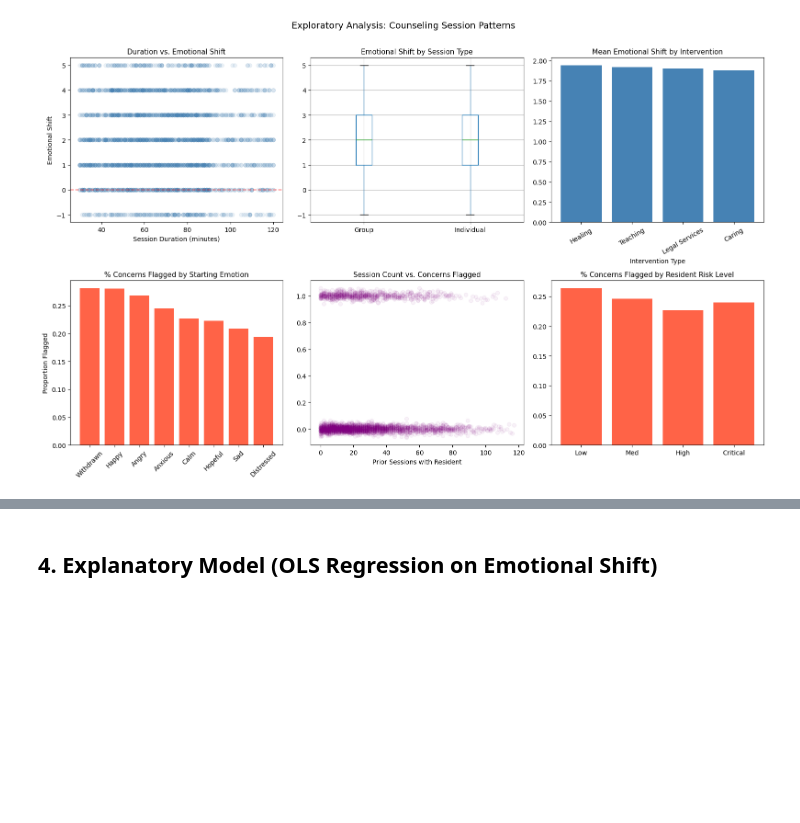
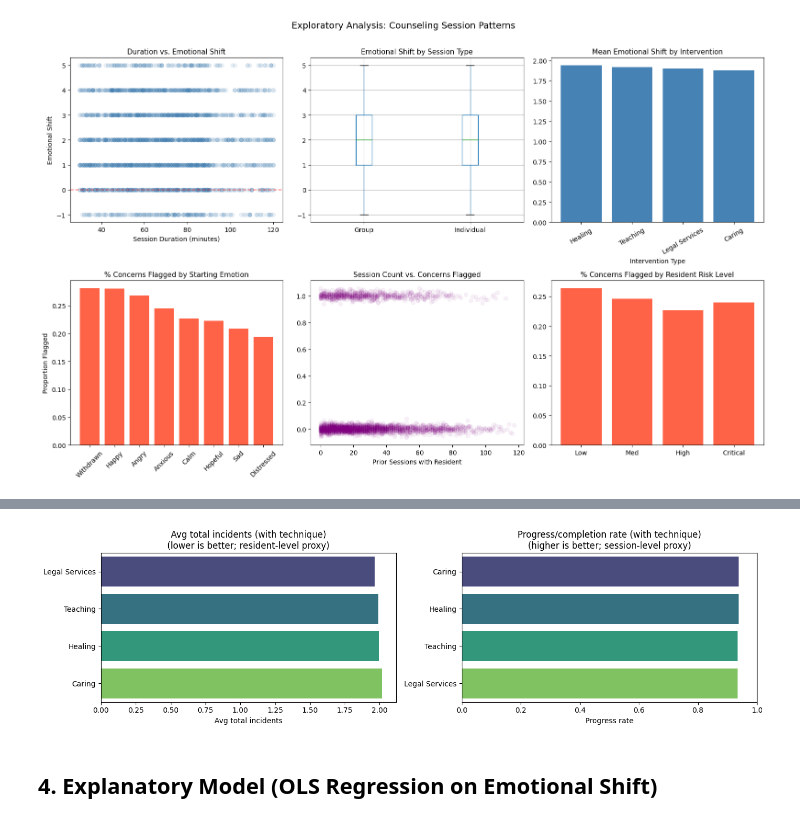
Before and after one commit to CajunCloudServices/Intex_II, a Jupyter notebook: ml-pipelines/notebooks/counseling-effectiveness.ipynb, the cells around one changed output, grey strips where cells are left out. Saved outputs shown, nothing was run; the diff lists cells and outputs as text; code cells hidden in the pictures; blank space fills up the shorter version.

```diff
--- a/ml-pipelines/notebooks/counseling-effectiveness.ipynb
+++ b/ml-pipelines/notebooks/counseling-effectiveness.ipynb
@@ -267,0 +276,85 @@ plt.show()
+# %%
+from IPython.display import display
+
+technique_cols = ["intv_healing", "intv_teaching", "intv_legal_services", "intv_caring"]
+
+rows = []
+for col in technique_cols:
+    with_t = process_full[process_full[col] == 1]
+    without_t = process_full[process_full[col] == 0]
+
+    # Outcomes
+    inc_with = with_t["total_incidents"].mean()
+    inc_without = without_t["total_incidents"].mean()
+    prog_with = with_t["progress_noted"].mean()
+    prog_without = without_t["progress_noted"].mean()
+
+    rows.append(
+        {
+            "technique": col.replace("intv_", "").replace("_", " ").title(),
+            "n_with": len(with_t),
+            "n_without": len(without_t),
+            "avg_total_incidents_with": inc_with,
+            "avg_total_incidents_without": inc_without,
+            "delta_incidents_(with-minus-without)": inc_with - inc_without,
+            "progress_rate_with": prog_with,
+            "progress_rate_without": prog_without,
+            "delta_progress_(with-minus-without)": prog_with - prog_without,
+        }
+    )
+
+tech_summary = pd.DataFrame(rows)
+
+print("Top techniques by (1) fewer incidents and (2) higher progress/completion:\n")
+
+# Summary table (sorted by incidents delta: more negative is better)
+disp_inc = tech_summary.sort_values("delta_incidents_(with-minus-without)")
+print("=== Fewer incidents (proxy): smaller delta is better ===")
+display(disp_inc[[
+    "technique",
+    "n_with",
+    "avg_total_incidents_with",
+    "avg_total_incidents_without",
+    "delta_incidents_(with-minus-without)",
+]].round(3))
+
+# Summary table (sorted by progress delta: more positive is better)
+disp_prog = tech_summary.sort_values("delta_progress_(with-minus-without)", ascending=False)
+print("=== Higher progress/completion (proxy): larger delta is better ===")
+display(disp_prog[[
+    "technique",
+    "n_with",
+    "progress_rate_with",
+    "progress_rate_without",
+    "delta_progress_(with-minus-without)",
+]].round(3))
+
+# Visuals: two bar charts
+fig, axes = plt.subplots(1, 2, figsize=(14, 4))
+
+sns.barplot(
+    data=tech_summary.sort_values("avg_total_incidents_with"),
+    x="avg_total_incidents_with",
+    y="technique",
+    palette="viridis",
+    ax=axes[0],
+)
+axes[0].set_title("Avg total incidents (with technique)\n(lower is better; resident-level proxy)")
+axes[0].set_xlabel("Avg total incidents")
+axes[0].set_ylabel("")
+
+sns.barplot(
+    data=tech_summary.sort_values("progress_rate_with", ascending=False),
+    x="progress_rate_with",
+    y="technique",
+    palette="viridis",
+    ax=axes[1],
+)
+axes[1].set_title("Progress/completion rate (with technique)\n(higher is better; session-level proxy)")
+axes[1].set_xlabel("Progress rate")
+axes[1].set_xlim(0, 1)
+axes[1].set_ylabel("")
+
+plt.tight_layout()
+plt.show()
+# %% [output]
@@ -268,3 +375,4 @@ plt.show()
+[figure, added]
 # %% [markdown]
 ## 4. Explanatory Model (OLS Regression on Emotional Shift)
 # %%
```
Also changed, not shown: parts of 3 cells of this notebook, 14 other files.
